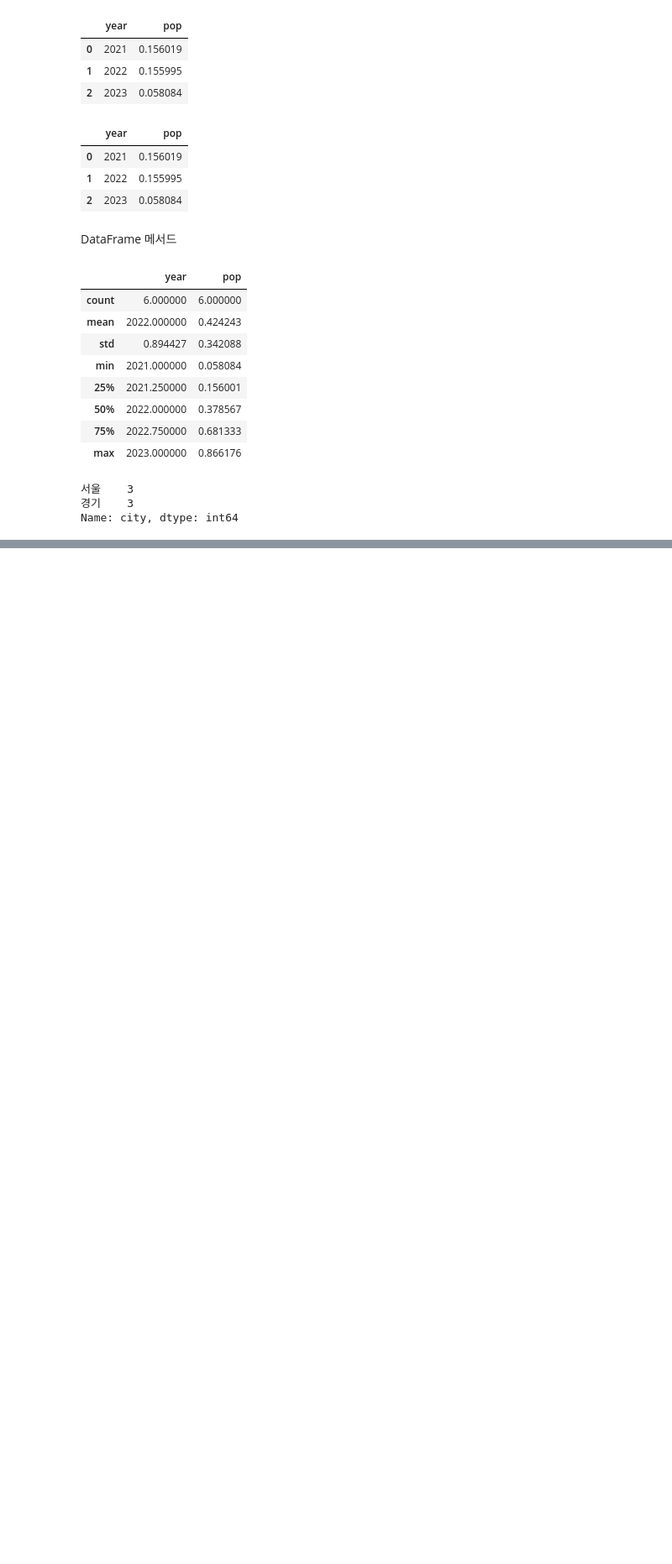
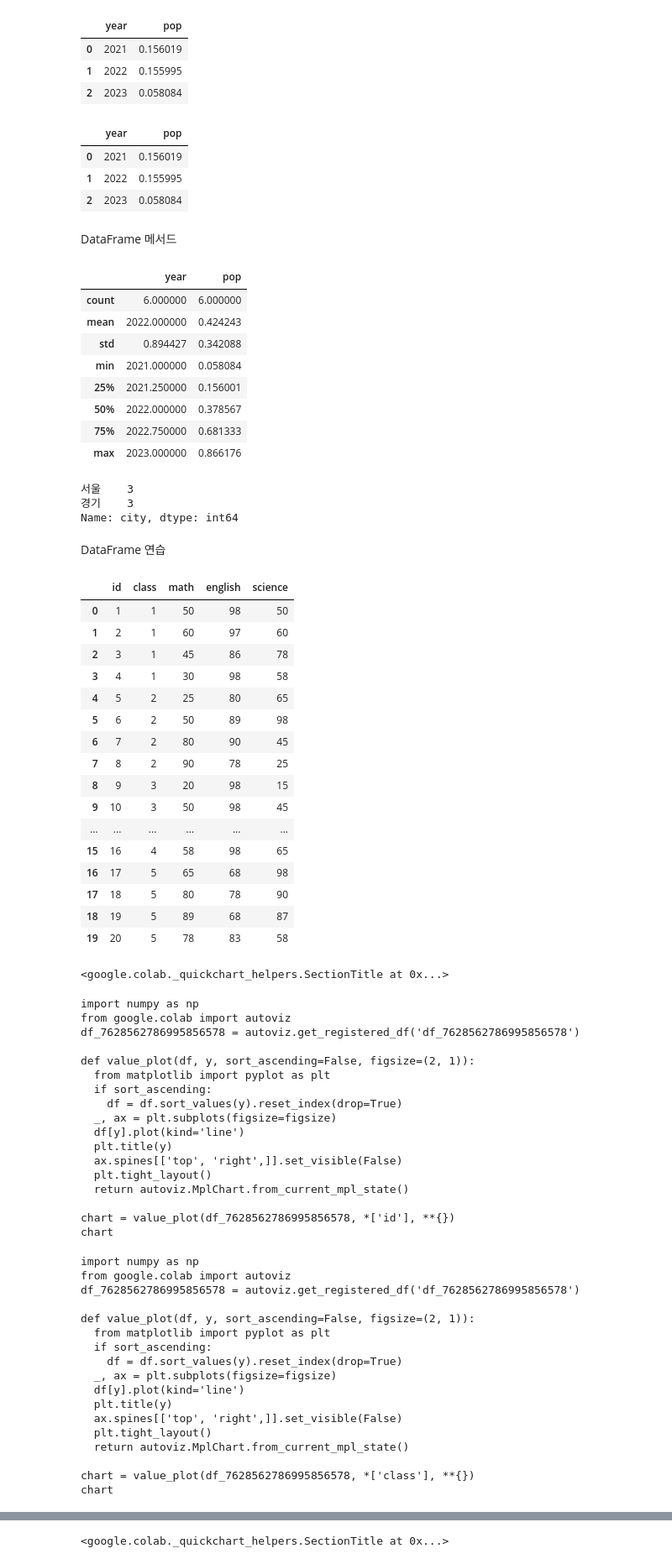
Before and after one commit to kim-dahun/python-study, a Jupyter notebook: py14_pandas.ipynb, the cells around one changed output, grey strips where cells are left out. Shown: that part at 84% size. Cells and saved outputs as stored; diff of their text form; code cells hidden in the pictures; blank space fills up the shorter version.

Commit message:
Colaboratory를 통해 생성됨

```diff
--- a/py14_pandas.ipynb
+++ b/py14_pandas.ipynb
@@ -570,3 +570,66 @@ x['city'].value_counts() # 카테고리 타입 변수의 빈도수(frequency)
 서울    3
 경기    3
 Name: city, dtype: int64
+# %% [markdown]
+DataFrame 연습
+# %%
+file_path = 'https://github.com/JakeOh/20230228_itwill_java140_lab_python/raw/main/csv_exam.csv'
+# %%
+# github에 저장된 CSV 파일을 읽어서 DataFrame 생성하기.
+
+exam = pd.read_csv(file_path)
+# %%
+exam
+# %% [output]
+|  | id | class | math | english | science |
+| 0 | 1 | 1 | 50 | 98 | 50 |
+| 1 | 2 | 1 | 60 | 97 | 60 |
+| 2 | 3 | 1 | 45 | 86 | 78 |
+| 3 | 4 | 1 | 30 | 98 | 58 |
+| 4 | 5 | 2 | 25 | 80 | 65 |
+| 5 | 6 | 2 | 50 | 89 | 98 |
+| 6 | 7 | 2 | 80 | 90 | 45 |
+| 7 | 8 | 2 | 90 | 78 | 25 |
+| 8 | 9 | 3 | 20 | 98 | 15 |
+| 9 | 10 | 3 | 50 | 98 | 45 |
+| ... | ... | ... | ... | ... | ... |
+| 15 | 16 | 4 | 58 | 98 | 65 |
+| 16 | 17 | 5 | 65 | 68 | 98 |
+| 17 | 18 | 5 | 80 | 78 | 90 |
+| 18 | 19 | 5 | 89 | 68 | 87 |
+| 19 | 20 | 5 | 78 | 83 | 58 |
+<google.colab._quickchart_helpers.SectionTitle at 0x...>
+import numpy as np
+from google.colab import autoviz
+df_7628562786995856578 = autoviz.get_registered_df('df_7628562786995856578')
+
+def value_plot(df, y, sort_ascending=False, figsize=(2, 1)):
+  from matplotlib import pyplot as plt
+  if sort_ascending:
+    df = df.sort_values(y).reset_index(drop=True)
+  _, ax = plt.subplots(figsize=figsize)
+  df[y].plot(kind='line')
+  plt.title(y)
+  ax.spines[['top', 'right',]].set_visible(False)
+  plt.tight_layout()
+  return autoviz.MplChart.from_current_mpl_state()
+
+chart = value_plot(df_7628562786995856578, *['id'], **{})
+chart
+import numpy as np
+from google.colab import autoviz
+df_7628562786995856578 = autoviz.get_registered_df('df_7628562786995856578')
+
+def value_plot(df, y, sort_ascending=False, figsize=(2, 1)):
+  from matplotlib import pyplot as plt
+  if sort_ascending:
+    df = df.sort_values(y).reset_index(drop=True)
+  _, ax = plt.subplots(figsize=figsize)
+  df[y].plot(kind='line')
+  plt.title(y)
+  ax.spines[['top', 'right',]].set_visible(False)
+  plt.tight_layout()
+  return autoviz.MplChart.from_current_mpl_state()
+
+chart = value_plot(df_7628562786995856578, *['class'], **{})
+chart
@@ -572,0 +670 @@ Name: city, dtype: int64
+<google.colab._quickchart_helpers.SectionTitle at 0x...>
```
Also changed, not shown: parts of 23 cells of this notebook.
